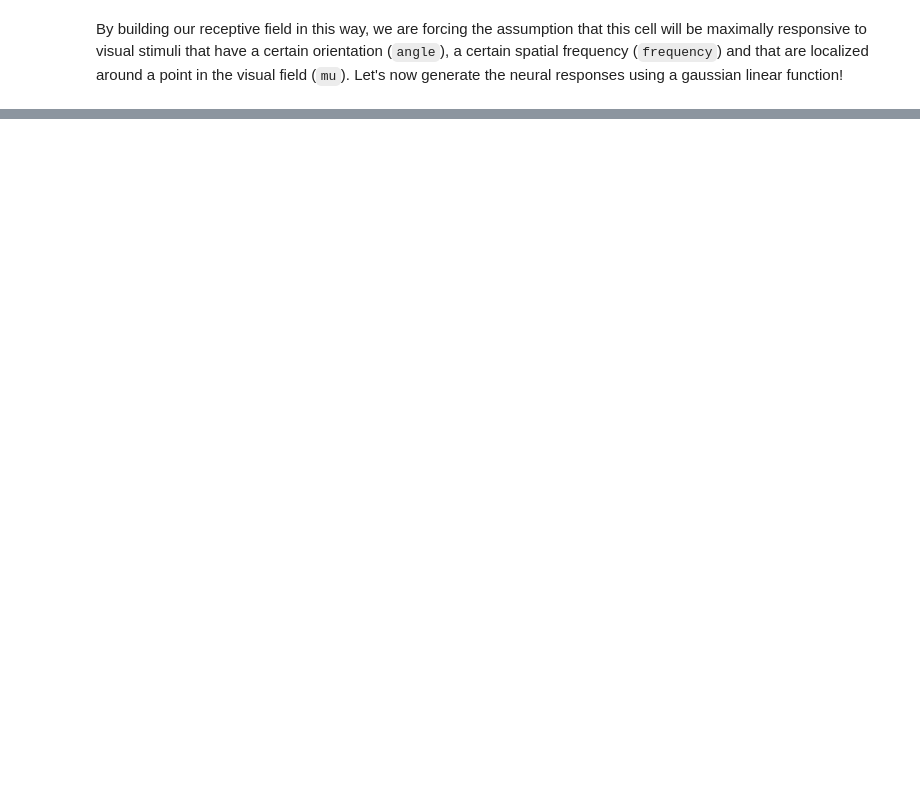
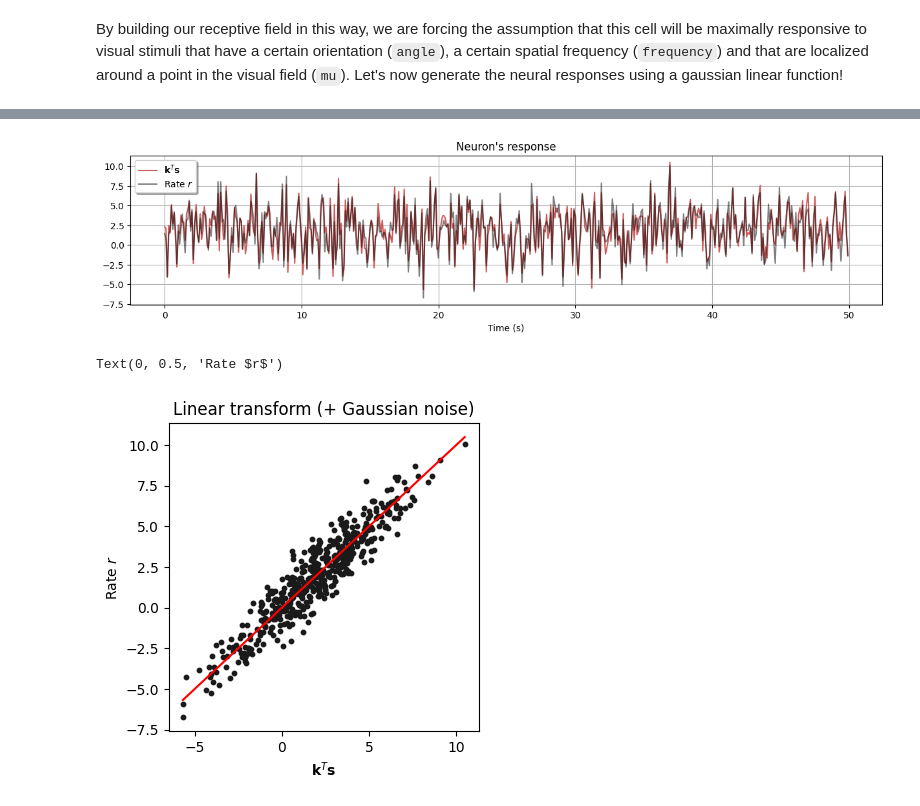
Before and after one commit to DanielaOS/NeuralAnalysis, a Jupyter notebook: Module_2/single-cell-analysis-master/02-GLMs/GLM_lecture.ipynb, the cells around one changed output, grey strips where cells are left out. Saved outputs shown, nothing was run; the diff lists cells and outputs as text; code cells hidden in the pictures; blank space fills up the shorter version.

```diff
--- a/Module_2/single-cell-analysis-master/02-GLMs/GLM_lecture.ipynb
+++ b/Module_2/single-cell-analysis-master/02-GLMs/GLM_lecture.ipynb
@@ -145,22 +145,2 @@ Text(0, 0.5, 'y')
 # %% [markdown]
 By building our receptive field in this way, we are forcing the assumption that this cell will be maximally responsive to visual stimuli that have a certain orientation (`angle`), a certain spatial frequency (`frequency`) and that are localized around a point in the visual field (`mu`). Let's now generate the neural responses using a gaussian linear function!
-# %%
-noise_variance = 1
-offset = 2
-
-# Flatten the matrices
-K_flat = K.ravel()                   # [1 x 225]
-K_flat = np.hstack((K.flat, offset)) # [1 x 226]
-
-S_flat = S.reshape(S.shape[0], S.shape[1] * S.shape[2]) # [100 x 225]
-S_flat = np.hstack((S_flat, np.ones((n_bins, 1))))      # [100 x 226]
-
-# Linear stage
-ks = K_flat @ S_flat.T    # Expected response
-
-# Nonlinear stage.
-# For a linear model, the non-linearity is simply the identity
-
-# Add Gaussian noise centered around the 'true' rate for each bin
-rate = r = ks                   # Actual response
-r = r + np.sqrt(noise_variance) * np.random.randn(n_bins)
@@ -403,0 +171,24 @@ QUESTIONS:
+# %%
+plt.figure(figsize=(15,3))
+plt.title("Neuron's response")
+t = np.arange(0, duration, dt)
+plt.plot(t, ks, '-',color='indianred', label = r'$\mathbf{k}^T\mathbf{s}$')
+plt.plot(t, r, '-', color='k', label = r'Rate $r$', alpha=0.5)
+plt.legend(shadow=True)
+plt.grid()
+plt.xlabel('Time (s)')
+plt.show()
+
+plt.figure(figsize=(4,4))
+plt.title('Linear transform (+ Gaussian noise)')
+xx = np.linspace(ks.min(), ks.max(), 100)
+plt.plot(xx, xx, 'r-')
+
+plt.scatter(ks, r, s=10, c=[3*[.1]])
+
+plt.xlabel(r'$\mathbf{k}^T \mathbf{s}$')
+plt.ylabel(r'Rate $r$')
+# %% [output]
+[figure, added]
+Text(0, 0.5, 'Rate $r$')
+[figure, added]
```
Also changed, not shown: parts of 44 cells of this notebook, 1 other file.
